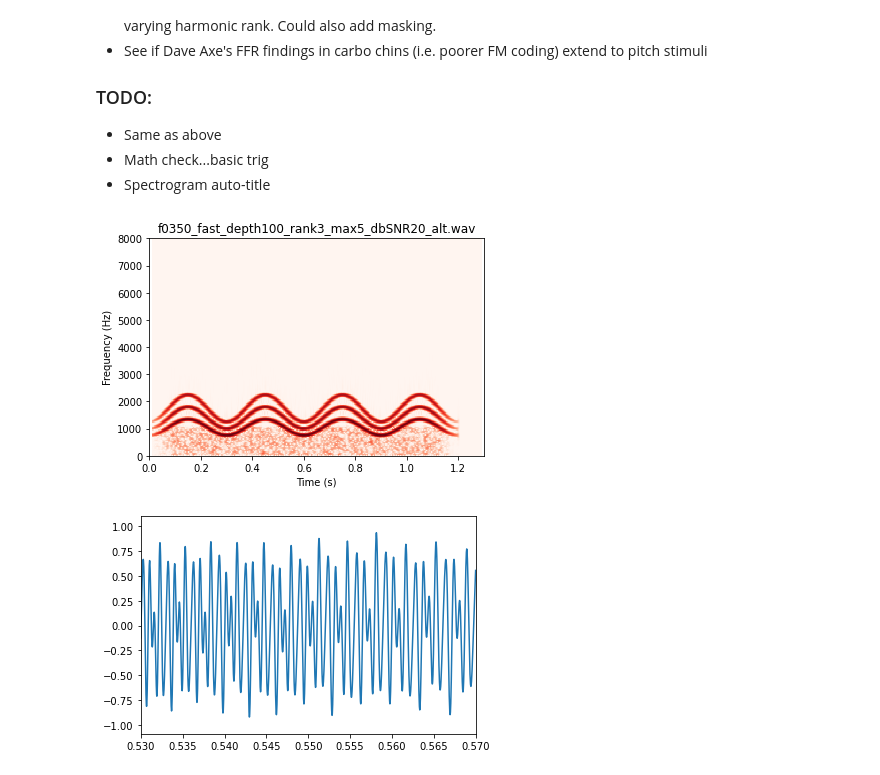
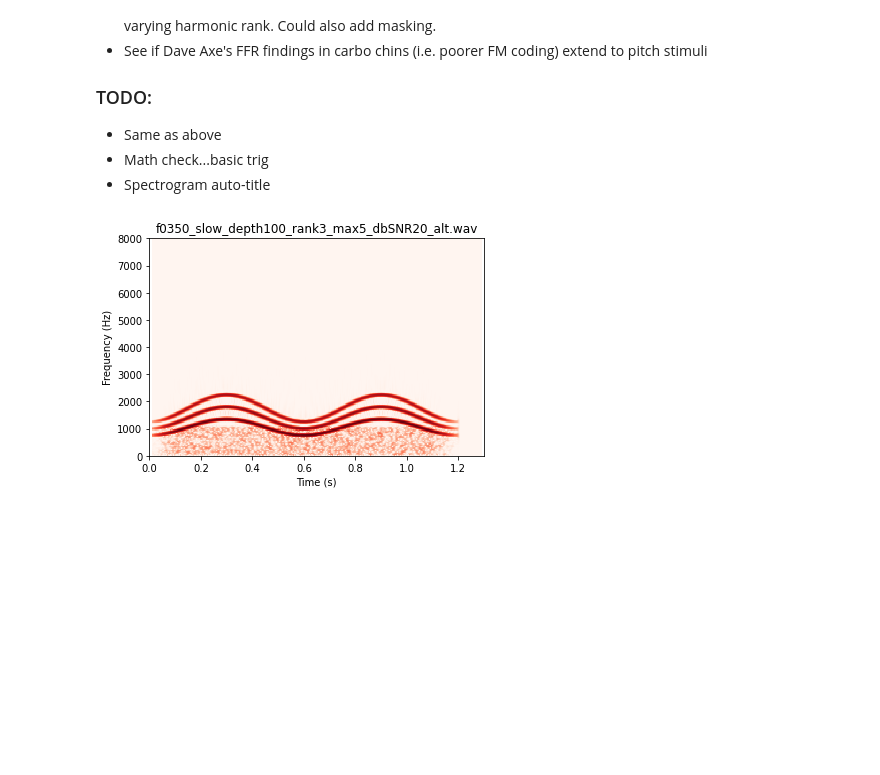
Before and after one commit to sivaprakasaman/Python_Coding_Toolbox, a Jupyter notebook: signal_processing/pitch/Pitch_Stimuli_Scratch.ipynb, the cells around one changed output. Cells and saved outputs as stored; diff of their text form; code cells hidden in the pictures; blank space fills up the shorter version.

```diff
--- a/signal_processing/pitch/Pitch_Stimuli_Scratch.ipynb
+++ b/signal_processing/pitch/Pitch_Stimuli_Scratch.ipynb
@@ -161,39 +162,38 @@ sound(sig,fs,fname = 'blah.wav', savefile = 1)
 
 F0 = 350;
 a_mod = 100;
-rate_mod = 1/.3;
-speed = 'fast';
+rate_mod = 1/.6;
+speed = 'slow';
 harm_rank = 3;
 tot_harm = 5;
 fs = round(50e6/1024);
 dur_sec = 1.2;
 atten = 1;
 SNR_db = 20;
 offset = 100e-3;
 phs = 'alt';
 
 noise_atten = 1/(db2mag(SNR_db)*atten);
 signal2, time2 = hfm(F0 = F0, atten = atten, tot_harm = tot_harm, phase = phs,
                      a_mod = a_mod, harm_rank = harm_rank, fs = fs,
                      rate_mod = rate_mod, dur_sec = dur_sec, ramp_dur = 0.2,
                      noise_on = True, noise_atten = noise_atten, noise_cutoff = 3*F0)
 
 pause = np.zeros(round(offset*fs));
 sig2 = np.concatenate([signal2,pause]);
 time = np.arange(0,len(sig2)/fs,1/fs);
 
 fname = 'f0' + str(F0) + '_' + speed + '_depth' + str(a_mod) + '_rank' + str(harm_rank) + '_max' + str(tot_harm) + '_dbSNR' + str(SNR_db) + '_' + phs + '.wav';
 get_spect(sig2, fs, DR = 200, BW = 200, xlim = [0,1.3], ylim = [0,8e3],
            colormap = 'Reds', title = fname);
 
 
 sig2 = sig2/max(abs(sig2));
 plt.figure()
 plt.plot(time,sig2)
 plt.xlim([.53,.57])
 
 sound(sig2,fs,fname = fname, savefile = 1)
 #ipd.Audio(sig2, rate = fs)
 # %% [output]
-[figure, old version]
+[figure, new version]
-[figure, removed]
```
Also changed, not shown: parts of 1 cell of this notebook, 1 other file.
